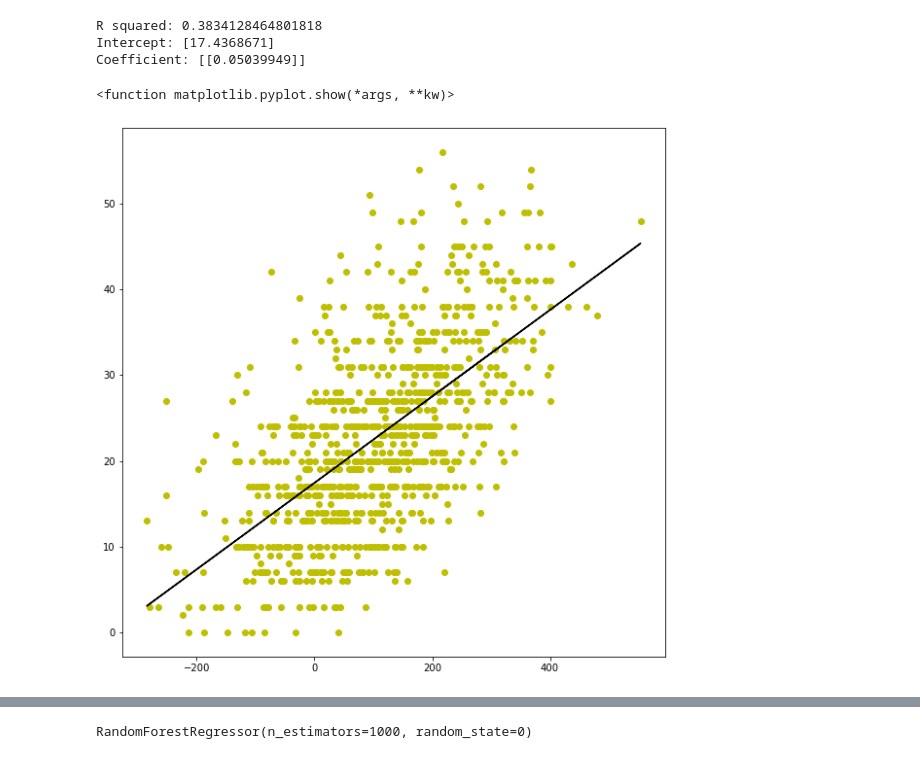
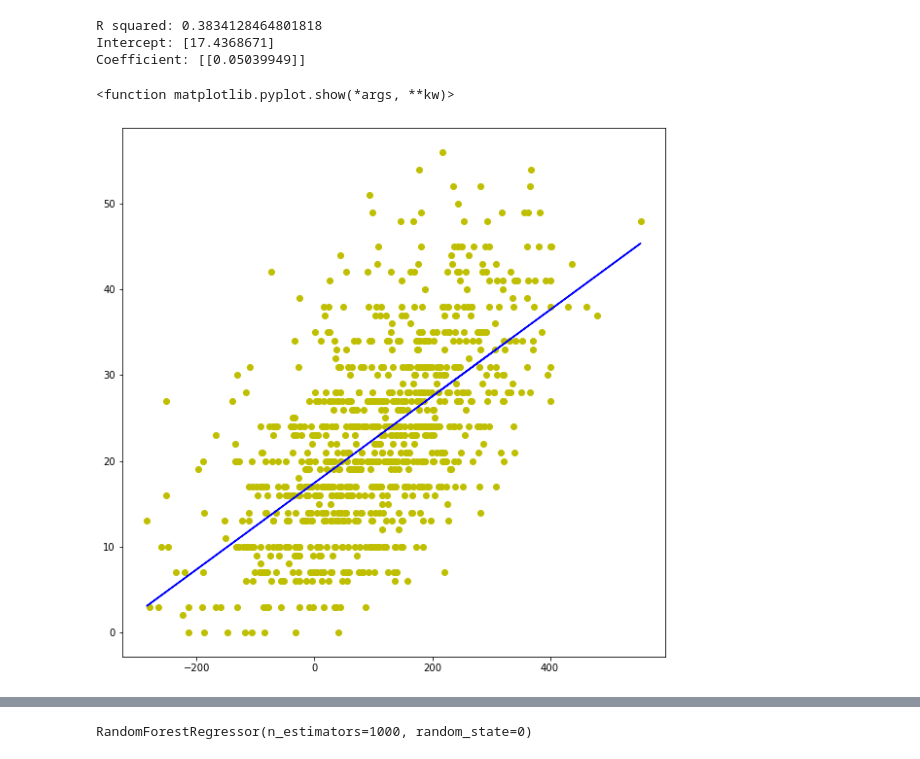
Before and after one commit to anissakhan/731-Project-4-Khan, a Jupyter notebook: Notebooks/731-Project4.ipynb, the cells around one changed output, grey strips where cells are left out. Cells and saved outputs as stored; diff of their text form; code cells hidden in the pictures.

```diff
--- a/Notebooks/731-Project4.ipynb
+++ b/Notebooks/731-Project4.ipynb
@@ -207,0 +190,3 @@ dfAll
+# %%
+dfAll=dfAll.reset_index()
+dfAll.head()
@@ -207,0 +205,8 @@ dfAll
+# %%
+dfAll['qb1EloSquared'] = dfAll['qb1_game_value']
+
+for i in range(0,len(dfAll['qb1_game_value'])):
+    dfAll['qb1EloSquared'][i]=(dfAll['qb1_game_value'][i])**2
+
+
+dfAll.head()
@@ -277,10 +353,10 @@ Coefficient: [[0.05039949]]
 # %%
 y_pred = model.predict(X)
 plt.figure(figsize=(10,10))
 plt.scatter(X, y, color='y')
-plt.plot(X, y_pred, color='k')
+plt.plot(X, y_pred, color='b')
 
 plt.show
 # %% [output]
 <function matplotlib.pyplot.show(*args, **kw)>
-[figure, old version]
+[figure, new version]
```
Also changed, not shown: parts of 45 cells of this notebook, 2 other files.
